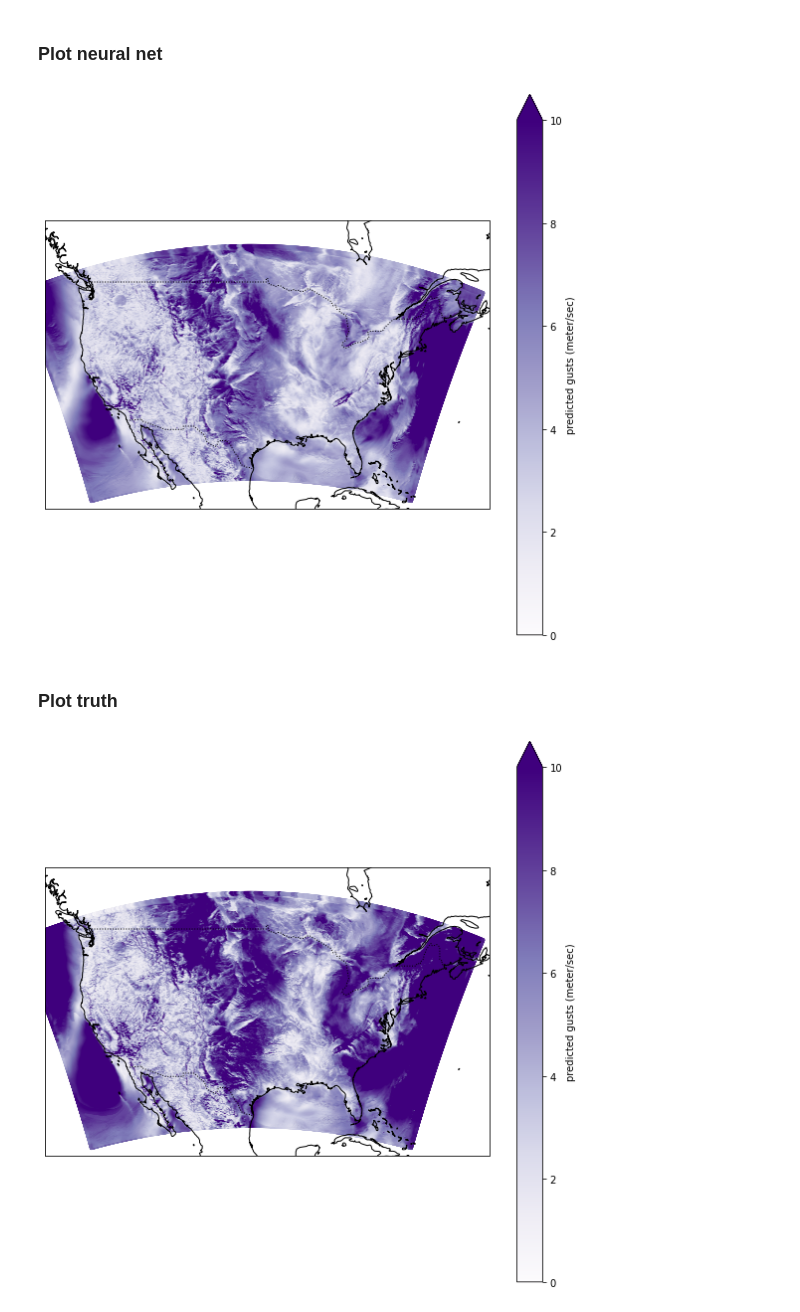
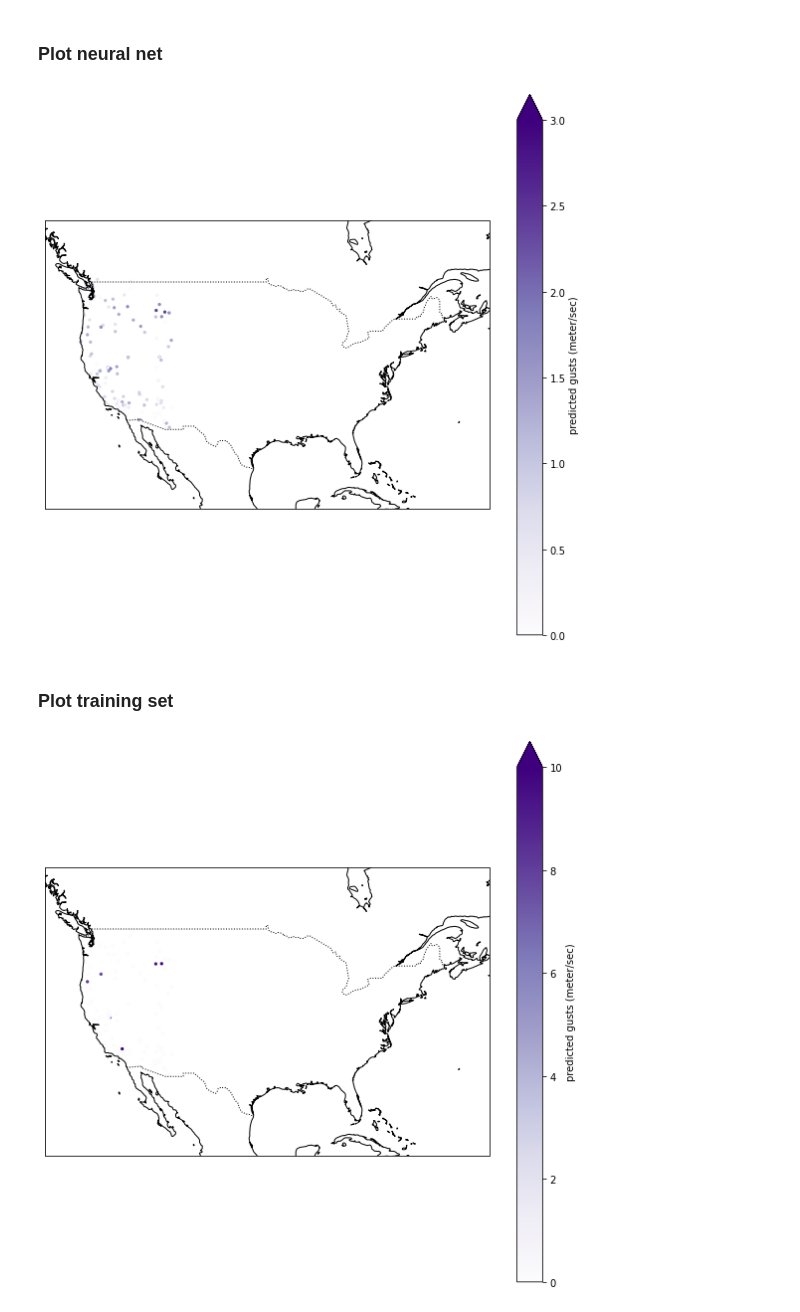
Before and after one commit to jesseturner/Wind-Gust-Predictions, a Jupyter notebook: NN_trained_hrrr.ipynb, the cells around one changed output. Saved outputs shown, nothing was run; the diff lists cells and outputs as text; code cells hidden in the pictures.

```diff
--- a/NN_trained_hrrr.ipynb
+++ b/NN_trained_hrrr.ipynb
@@ -47,0 +13,3 @@ rescaled_X_test = (scaler.fit_transform(X_test[:, 3:6])) # doesn't include lon,
+# %%
+lookup_df = pd.read_pickle('lookup_20190801_df.pkl')
+lookup_df
@@ -48,3 +30,14 @@ rescaled_X_test = (scaler.fit_transform(X_test[:, 3:6])) # doesn't include lon,
+# %%
+array = lookup_df.values
+X = array[:, 2:9]
+y = array[:, 0]
+
+X_train, X_test, y_train, y_test = train_test_split(X, y, test_size=0.33, random_state=42)
+
+
+scaler = StandardScaler()
+rescaled_X_train = (scaler.fit_transform(X_train[:, 5:9])) # doesn't include lon, latb
+rescaled_X_test = (scaler.fit_transform(X_test[:, 5:9])) # doesn't include lon, lat
 # %% [markdown]
 ### Training the neural net
 Puts strain on the computer, is there a better way?
@@ -69,27 +62,27 @@ ax.set_extent([-130, -60, 20, 55], crs=ccrs.PlateCarree())
 ax.add_feature(cfeature.COASTLINE)
 ax.add_feature(cfeature.BORDERS, linestyle=':')
 
-plt.scatter(X_test[:, 0], X_test[:, 1], c=y_predict_mlp, cmap='Purples',
-          vmin=0, vmax=10, s=5, transform=ccrs.PlateCarree())
+plt.scatter(X_test[:, 1], X_test[:, 2], c=y_predict_mlp, cmap='Purples',
+          vmin=0, vmax=3, s=5, transform=ccrs.PlateCarree())
 
 plt.colorbar(label='predicted gusts (meter/sec)', extend='max')
 plt.show()
 # %% [output]
-[figure, old version]
+[figure, new version]
 # %% [markdown]
-### Plot truth
+### Plot training set
 # %%
 fig = plt.figure(figsize=(10, 10), facecolor='w')
 ax = fig.add_subplot(1, 1, 1, projection=ccrs.Mercator())
 ax.set_extent([-130, -60, 20, 55], crs=ccrs.PlateCarree())
 
 ax.add_feature(cfeature.COASTLINE)
 ax.add_feature(cfeature.BORDERS, linestyle=':')
 
-plt.scatter(X_test[:, 0], X_test[:, 1], c=truth, cmap='Purples',
+plt.scatter(X_test[:, 1], X_test[:, 2], c=y_test, cmap='Purples',
           vmin=0, vmax=10, s=5, transform=ccrs.PlateCarree())
 
 plt.colorbar(label='predicted gusts (meter/sec)', extend='max')
 plt.show()
 # %% [output]
-[figure, old version]
+[figure, new version]
```
Also changed, not shown: parts of 8 cells of this notebook, 3 other files.
